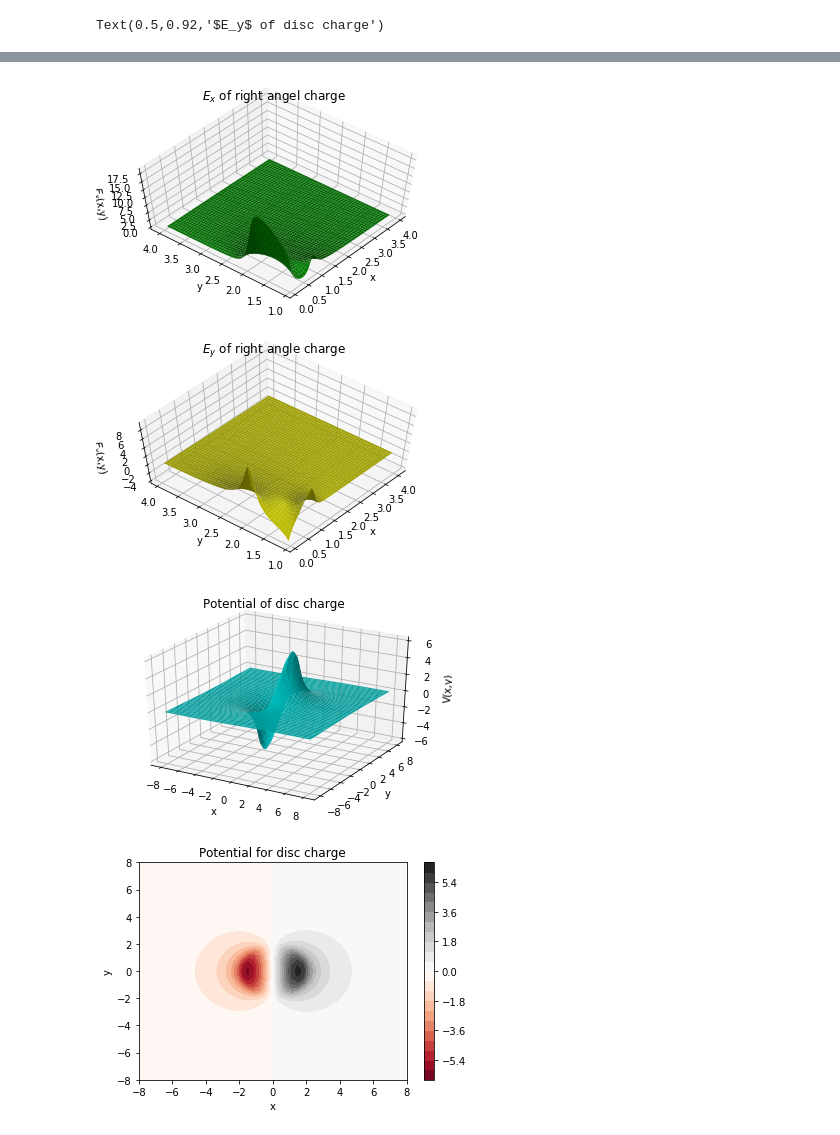
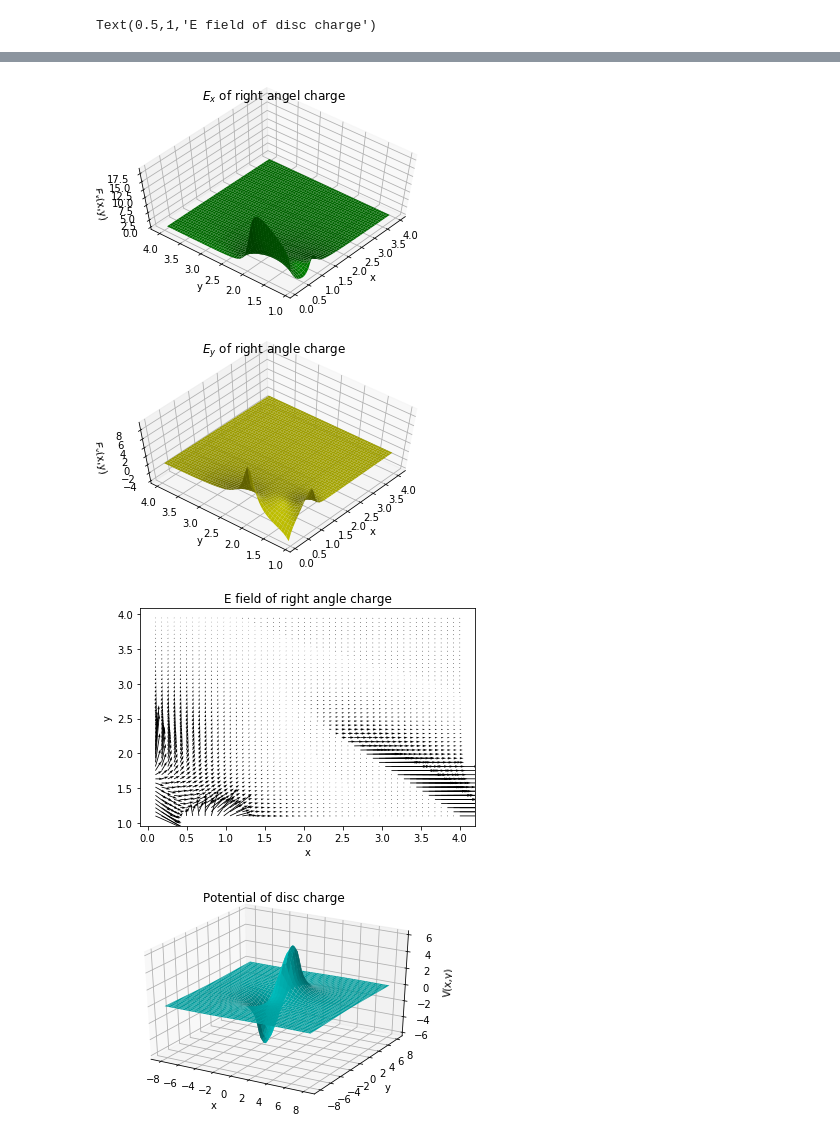
Before and after one commit to Phys7321/hw02-integrations-aninditamaiti, a Jupyter notebook: python/hw2.ipynb, the cells around one changed output, grey strips where cells are left out. Cells and saved outputs as stored; diff of their text form; code cells hidden in the pictures.

```diff
--- a/python/hw2.ipynb
+++ b/python/hw2.ipynb
@@ -134,6 +134,13 @@ diagram_Ey.set_zlabel('$E_y$(x,y)')
 diagram_Ey.view_init(60, 220)
 diagram_Ey.set_title('$E_y$ of right angle charge')
 
+# E field of right angle charge in quiver plot
+fig, d2 = pyplot.subplots()
+z_ra = d2.quiver(X3, Y3, E_rightangle_x, E_rightangle_y)
+d2.set_xlabel('x')
+d2.set_ylabel('y')
+d2.set_title('E field of right angle charge')
+
 # disc charge
 x3=np.linspace(-8,+8,50)
 y3=np.linspace(-8,+8,50)
@@ -169,33 +176,40 @@ pyplot.colorbar();
 pyplot.xlabel('x')
 pyplot.ylabel('y')
 pyplot.title('Potential for disc charge')
 
 # Plotting Ex of disc charge
 fig5 = pyplot.figure()
 diagram_disc_Ex = fig5.gca(projection='3d')
 X4, Y4 = np.meshgrid(x3[0:len(x3)-1], y3)
 contour5 = diagram_disc_Ex.plot_surface(X4, Y4, E_disc_x,shade=True,color='r')
 diagram_disc_Ex.set_xlabel('x')
 diagram_disc_Ex.set_ylabel('y')
 diagram_disc_Ex.set_zlabel('$E_x$(x,y)')
 diagram_disc_Ex.set_title('$E_x$ of disc charge')
 
 # Plotting Ey of disc charge
 fig6 = pyplot.figure()
 diagram_disc_Ey = fig6.gca(projection='3d')
 X5, Y5 = np.meshgrid(x3, y3[0:len(y3)-1])
 contour6 = diagram_disc_Ey.plot_surface(X5, Y5, E_disc_y,shade=True,color='b')
 diagram_disc_Ey.set_xlabel('x')
 diagram_disc_Ey.set_ylabel('y')
 diagram_disc_Ey.set_zlabel('$E_y$(x,y)')
 diagram_disc_Ey.set_title('$E_y$ of disc charge')
+
+# E field of disc charge in quiver plot
+fig, d1 = pyplot.subplots()
+z_disc = d1.quiver(X5, Y5, E_disc_x, E_disc_y)
+d1.set_xlabel('x')
+d1.set_ylabel('y')
+d1.set_title('E field of disc charge')
 # %% [output]
 [figure]
 [figure]
-Text(0.5,0.92,'$E_y$ of disc charge')
+Text(0.5,1,'E field of disc charge')
 [figure]
 [figure]
 [figure]
 [figure]
-[figure, old version]
+[figure, new version]
-[figure, old version]
+[figure, new version]
```
Also changed, not shown: parts of 1 cell of this notebook, 1 other file.
